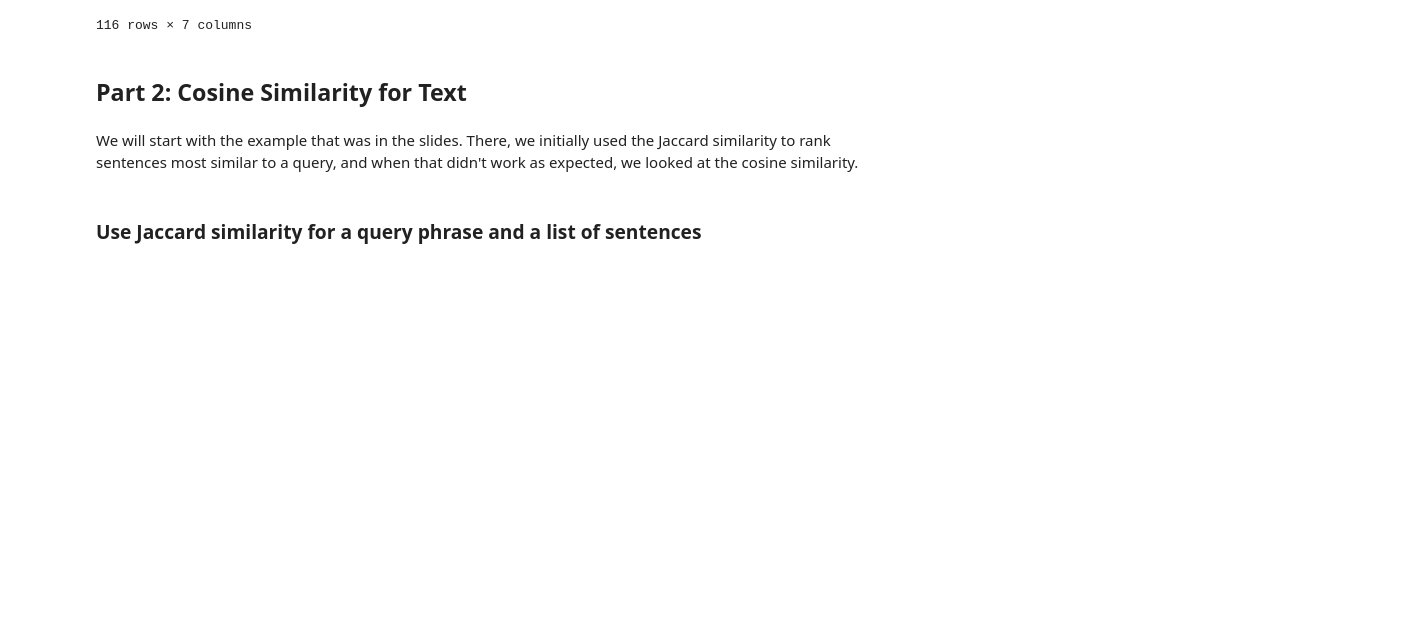
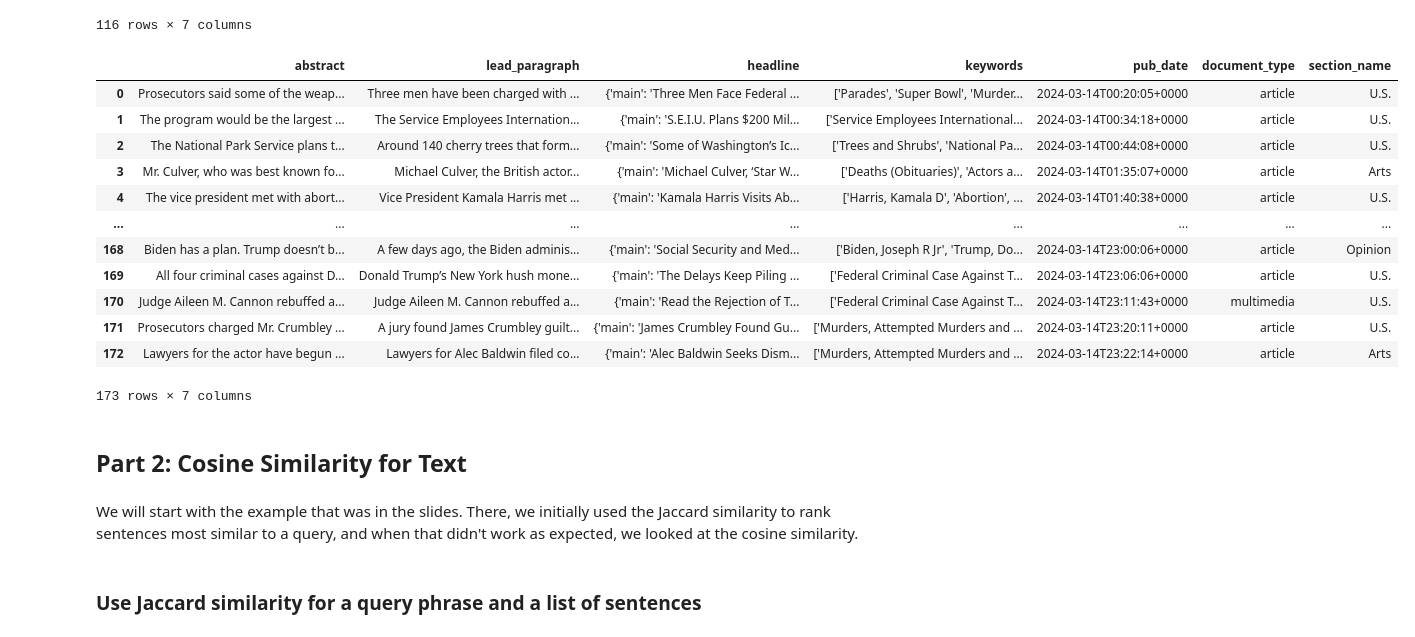
Before and after one commit to carolinejjung/tiktok-news-exposure, a Jupyter notebook: 5-nyt-comparison/Week 6 Task Solutions.ipynb, the cells around one changed output. Drawn from its saved outputs; the diff is of its cells as text; code cells hidden in the pictures; blank space fills up the shorter version.

```diff
--- a/5-nyt-comparison/Week 6 Task Solutions.ipynb
+++ b/5-nyt-comparison/Week 6 Task Solutions.ipynb
@@ -216,6 +216,23 @@ def getArticlesOfDay(date):
         if article['pub_date'][:10] == date:
             articles_day.append(article)
     return articles_day
+# %%
+def getNYTArticles(year, month, apiKey):
+    """Function that sends a request to the NYT API for all articles in a month
+    and then stores the results in a JSON file.
+    """
+    # create URL
+    URL = f"https://api.nytimes.com/svc/archive/v1/{year}/{month}.json?api-key={apiKey}"
+
+    # send the request to get the data
+    data = requests.get(URL)
+    if data.status_code == 200:
+        print("Successfully got the data.")
+
+    dataJson = data.json() # get response as JSON
+
+    with open(f"NYT_{year}-{month}.json", 'w') as fout:
+        json.dump(dataJson, fout)
 # %%
 result = getArticlesOfDay("2024-02-12")
 len(result)
@@ -276,6 +293,9 @@ flattenArticle(result[0])
 # %%
 import pandas as pd
 def flattenAllArticles(date):
+    file_name = f"articles_{date[:7]}.csv"
+    if os.path.exists(file_name):  # Check if CSV file exists
+        df = pd.read_csv(file_name)  # Load CSV into dataframe
     articles_of_the_day = getArticlesOfDay(date)
     output_list = []
     for article in articles_of_the_day:
@@ -308,6 +328,45 @@ all_articles_list
 | 114 | The former president showed up at... | Former President Donald J. Trump ... | {'main': 'Trump Attends Court Hea... | [Federal Criminal Case Against Tr... | 2024-02-12T23:31:02+0000 | article | U.S. |
 | 115 | After months of treading lightly ... | Nikki Haley, in the final stretch... | {'main': 'Defending Troops, Haley... | [Haley, Nikki R, Trump, Donald J,... | 2024-02-12T23:31:55+0000 | article | U.S. |
 116 rows × 7 columns
+# %%
+import requests, json
+import pandas as pd
+from collections import Counter
+import os
+
+myAPIkey = "bPv2NYsDnFkDWUxGACZUWFPKqzktIx5l"
+def filterArticleDate(date, myAPIkey):
+   year = int(date[:4])
+   day = int(date[8:])
+   month = int(date[5:7]) if date[5] == '0' else int(date[5:7])
+   file_name = f"{date}{month}.csv"
+   if os.path.exists(file_name):  # Check if CSV file exists
+        df = pd.read_csv(file_name)  # Load CSV into dataframe
+   else:
+        articles = getNYTArticles(year, month, myAPIkey)  # Get the articles
+        df = flattenAllArticles(date)  # Converts articles to CSV file
+        df.to_csv(file_name, index=False)
+        #print("all articles of the month:", len(df))
+   return df
+# %%
+desired_date = "2024-03-14"
+articles = filterArticleDate(desired_date, myAPIkey)
+# %%
+articles
+# %% [output]
+|  | abstract | lead_paragraph | headline | keywords | pub_date | document_type | section_name |
+| 0 | Prosecutors said some of the weap... | Three men have been charged with ... | {'main': 'Three Men Face Federal ... | ['Parades', 'Super Bowl', 'Murder... | 2024-03-14T00:20:05+0000 | article | U.S. |
+| 1 | The program would be the largest ... | The Service Employees Internation... | {'main': 'S.E.I.U. Plans $200 Mil... | ['Service Employees International... | 2024-03-14T00:34:18+0000 | article | U.S. |
+| 2 | The National Park Service plans t... | Around 140 cherry trees that form... | {'main': 'Some of Washington’s Ic... | ['Trees and Shrubs', 'National Pa... | 2024-03-14T00:44:08+0000 | article | U.S. |
+| 3 | Mr. Culver, who was best known fo... | Michael Culver, the British actor... | {'main': 'Michael Culver, ‘Star W... | ['Deaths (Obituaries)', 'Actors a... | 2024-03-14T01:35:07+0000 | article | Arts |
+| 4 | The vice president met with abort... | Vice President Kamala Harris met ... | {'main': 'Kamala Harris Visits Ab... | ['Harris, Kamala D', 'Abortion', ... | 2024-03-14T01:40:38+0000 | article | U.S. |
+| ... | ... | ... | ... | ... | ... | ... | ... |
+| 168 | Biden has a plan. Trump doesn’t b... | A few days ago, the Biden adminis... | {'main': 'Social Security and Med... | ['Biden, Joseph R Jr', 'Trump, Do... | 2024-03-14T23:00:06+0000 | article | Opinion |
+| 169 | All four criminal cases against D... | Donald Trump’s New York hush mone... | {'main': 'The Delays Keep Piling ... | ['Federal Criminal Case Against T... | 2024-03-14T23:06:06+0000 | article | U.S. |
+| 170 | Judge Aileen M. Cannon rebuffed a... | Judge Aileen M. Cannon rebuffed a... | {'main': 'Read the Rejection of T... | ['Federal Criminal Case Against T... | 2024-03-14T23:11:43+0000 | multimedia | U.S. |
+| 171 | Prosecutors charged Mr. Crumbley ... | A jury found James Crumbley guilt... | {'main': 'James Crumbley Found Gu... | ['Murders, Attempted Murders and ... | 2024-03-14T23:20:11+0000 | article | U.S. |
+| 172 | Lawyers for the actor have begun ... | Lawyers for Alec Baldwin filed co... | {'main': 'Alec Baldwin Seeks Dism... | ['Murders, Attempted Murders and ... | 2024-03-14T23:22:14+0000 | article | Arts |
+173 rows × 7 columns
 # %% [markdown]
 <a id="sec2"></a>
 ## Part 2: Cosine Similarity for Text
```
Also changed, not shown: 6 other files.
